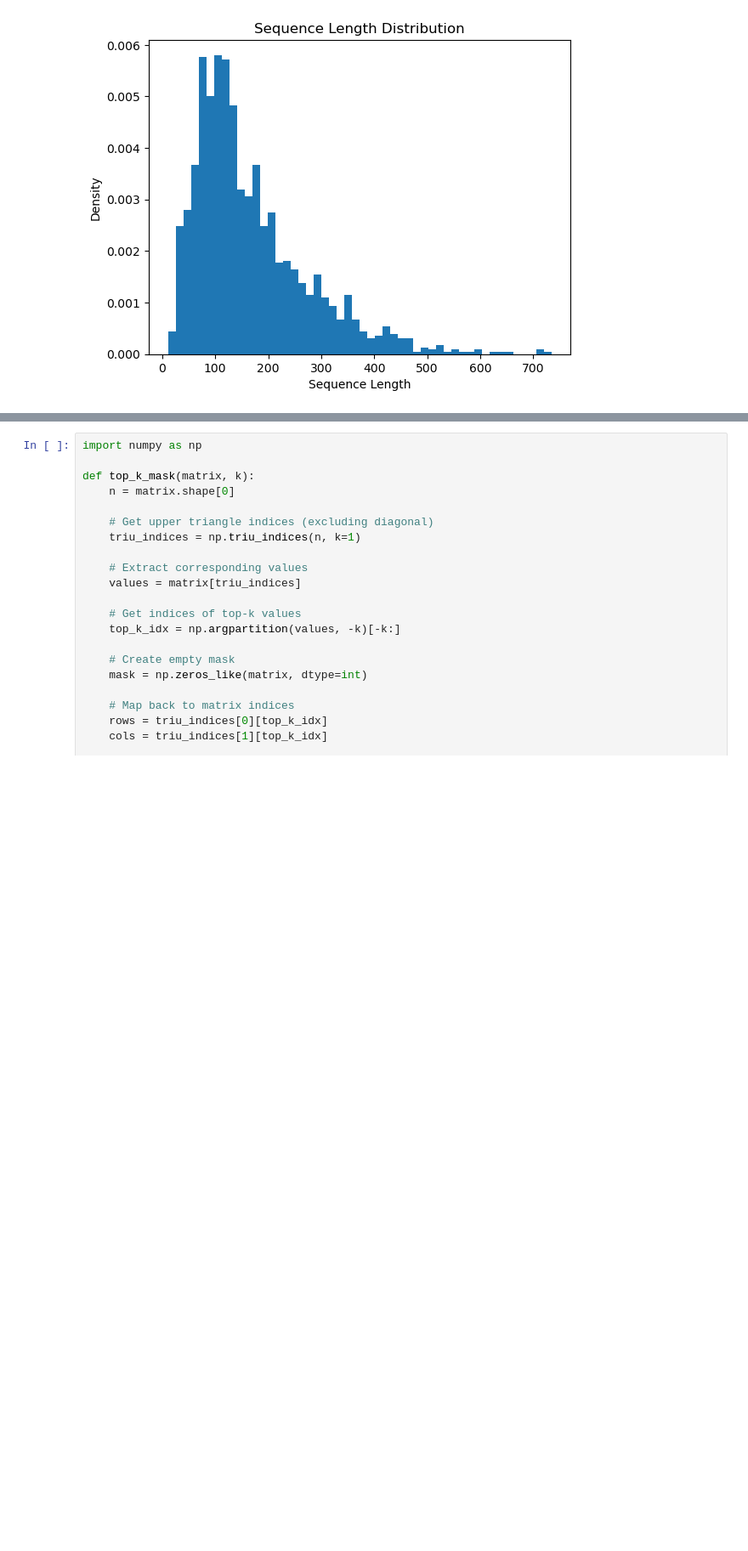
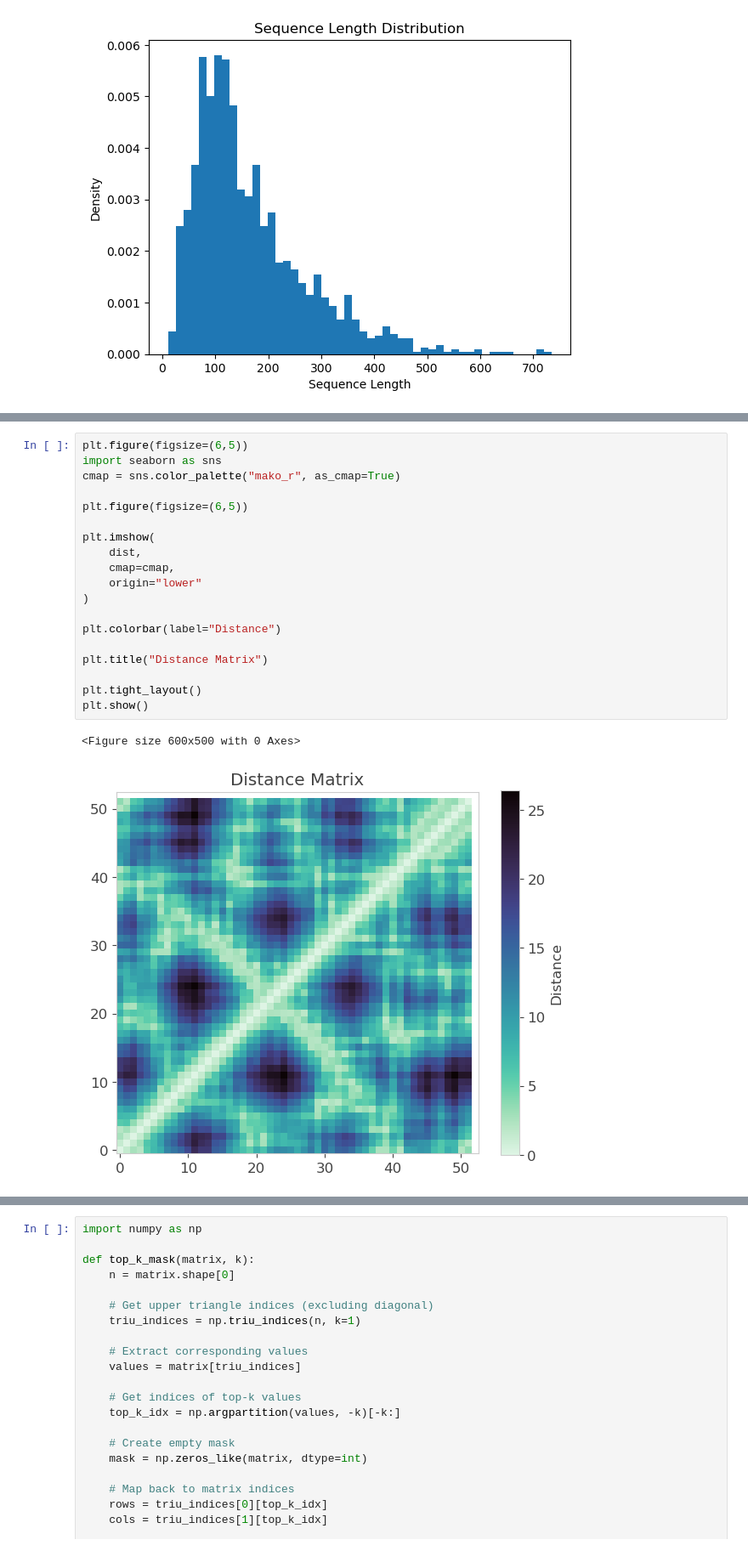
Before and after one commit to Fabiog17/Internship, a Jupyter notebook: Nice_noise.ipynb, the cells around one changed output, grey strips where cells are left out. Shown at 85% size. Saved outputs shown, nothing was run; the diff lists cells and outputs as text; blank space fills up the shorter version.

```diff
--- a/Nice_noise.ipynb
+++ b/Nice_noise.ipynb
@@ -70,0 +114,22 @@ HMVDVSAKAETVREARAEAFVTMRSETLAMIIDGRHHKGDVFATARIAGIQAAKRTWDLIPLCHPLMLSKVEVNLQAEPE
+# %%
+plt.figure(figsize=(6,5))
+import seaborn as sns
+cmap = sns.color_palette("mako_r", as_cmap=True)
+
+plt.figure(figsize=(6,5))
+
+plt.imshow(
+    dist,
+    cmap=cmap,
+    origin="lower"
+)
+
+plt.colorbar(label="Distance")
+
+plt.title("Distance Matrix")
+
+plt.tight_layout()
+plt.show()
+# %% [output]
+<Figure size 600x500 with 0 Axes>
+[figure, added]
```
Also changed, not shown: parts of 9 cells of this notebook, 9 other files.
